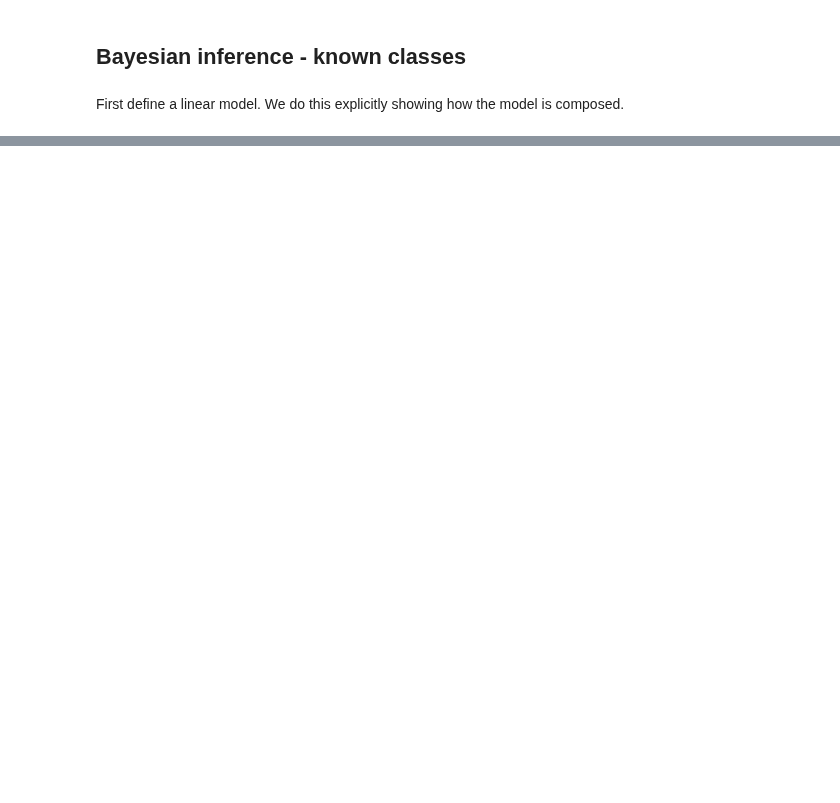
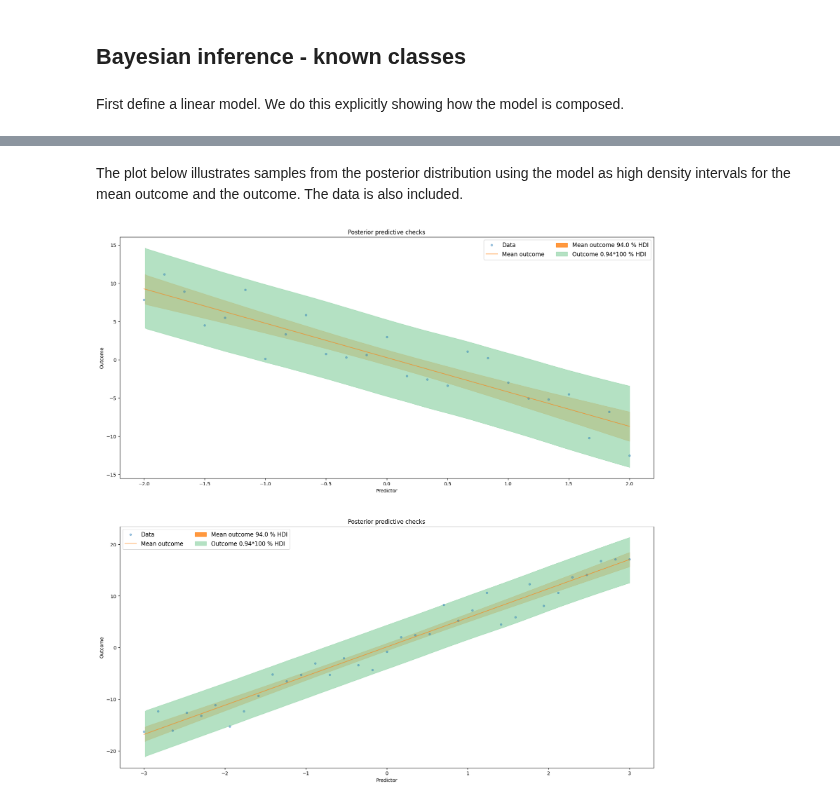
Before and after one commit to mrsonne/misc, a Jupyter notebook: regmix.ipynb, the cells around one changed output, grey strips where cells are left out. Cells and saved outputs as stored; diff of their text form; code cells hidden in the pictures; blank space fills up the shorter version.

```diff
--- a/regmix.ipynb
+++ b/regmix.ipynb
@@ -370,2 +379,8 @@ Sampling 4 chains for 1_000 tune and 10_000 draw iterations (4_000 + 40_000 draw
+# %% [markdown]
+The plot below illustrates samples from the posterior distribution using the model as high density intervals for the mean outcome and the outcome. The data is also included.
+# %%
+fig_mppc
+# %% [output]
+[figure, added]
 # %%
 %watermark  -n -u -v -iv -w
```
Also changed, not shown: parts of 22 cells of this notebook.
